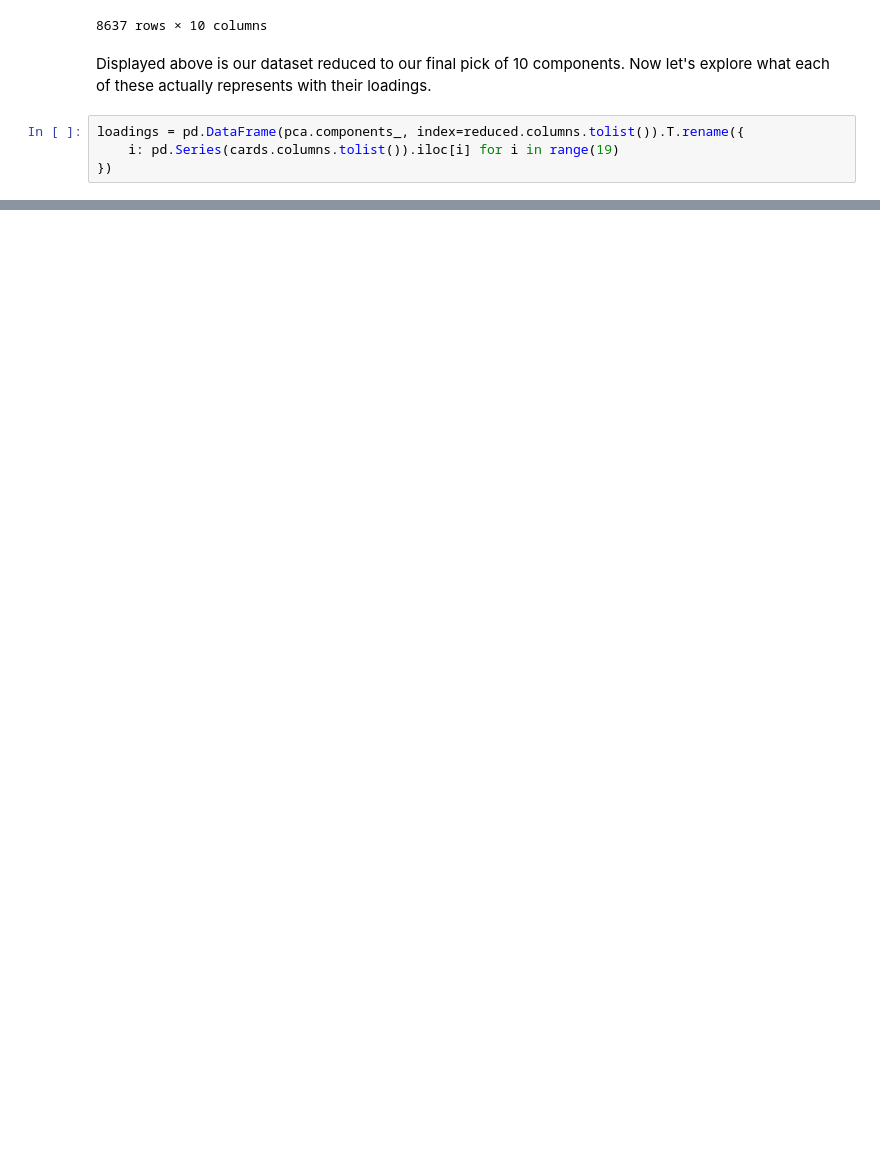
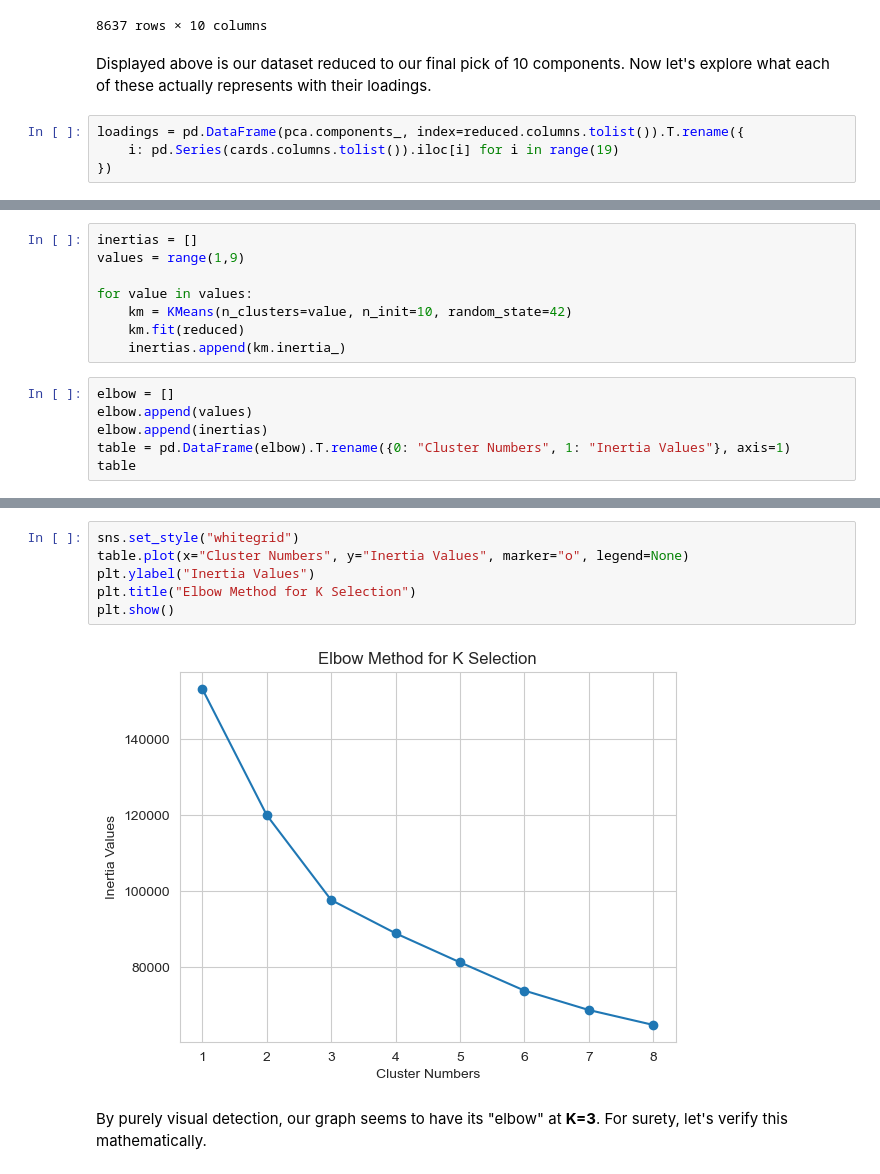
Before and after one commit to Kamsi01/customer-segmentation, a Jupyter notebook: customer segmentation.ipynb, the cells around one changed output, grey strips where cells are left out. Cells and saved outputs as stored; diff of their text form; blank space fills up the shorter version.

Commit message:
clustering

```diff
--- a/customer segmentation.ipynb
+++ b/customer segmentation.ipynb
@@ -448,0 +461,14 @@ loadings
+# %%
+inertias = []
+values = range(1,9)
+
+for value in values:
+    km = KMeans(n_clusters=value, n_init=10, random_state=42)
+    km.fit(reduced)
+    inertias.append(km.inertia_)
+# %%
+elbow = []
+elbow.append(values)
+elbow.append(inertias)
+table = pd.DataFrame(elbow).T.rename({0: "Cluster Numbers", 1: "Inertia Values"}, axis=1)
+table
@@ -448,0 +487,10 @@ loadings
+# %%
+sns.set_style("whitegrid")
+table.plot(x="Cluster Numbers", y="Inertia Values", marker="o", legend=None)
+plt.ylabel("Inertia Values")
+plt.title("Elbow Method for K Selection")
+plt.show()
+# %% [output]
+[figure, added]
+# %% [markdown]
+By purely visual detection, our graph seems to have its "elbow" at **K=3**. For surety, let's verify this mathematically.
```
Also changed, not shown: parts of 28 cells of this notebook.
